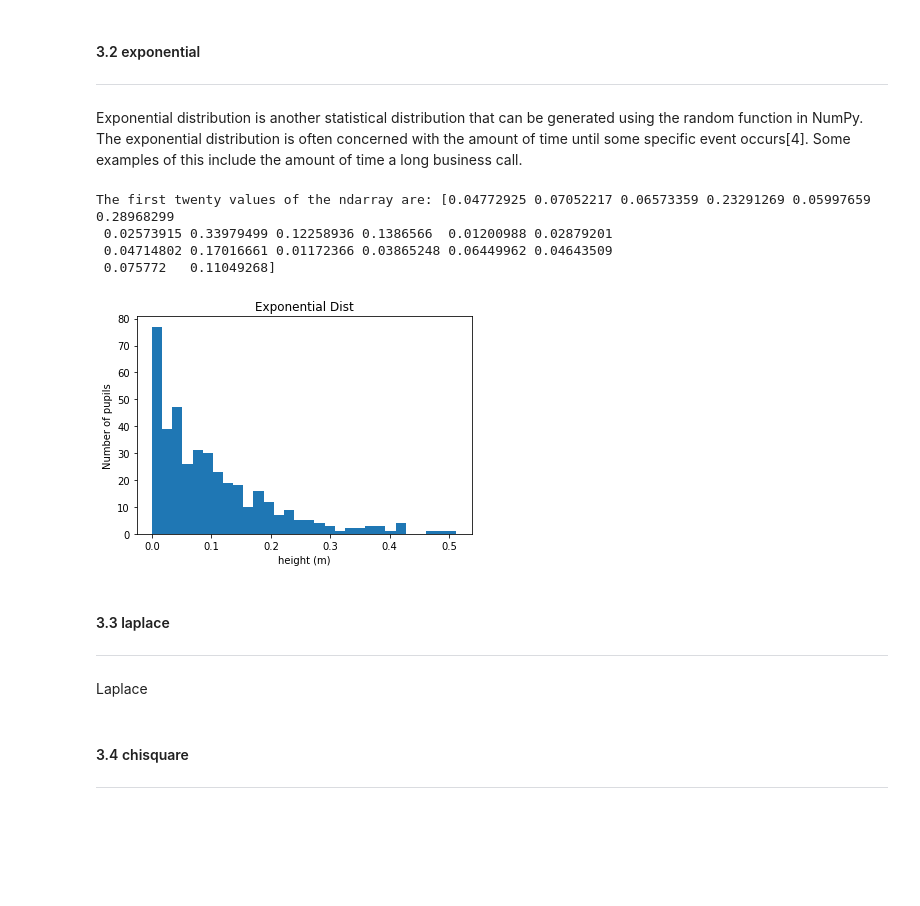
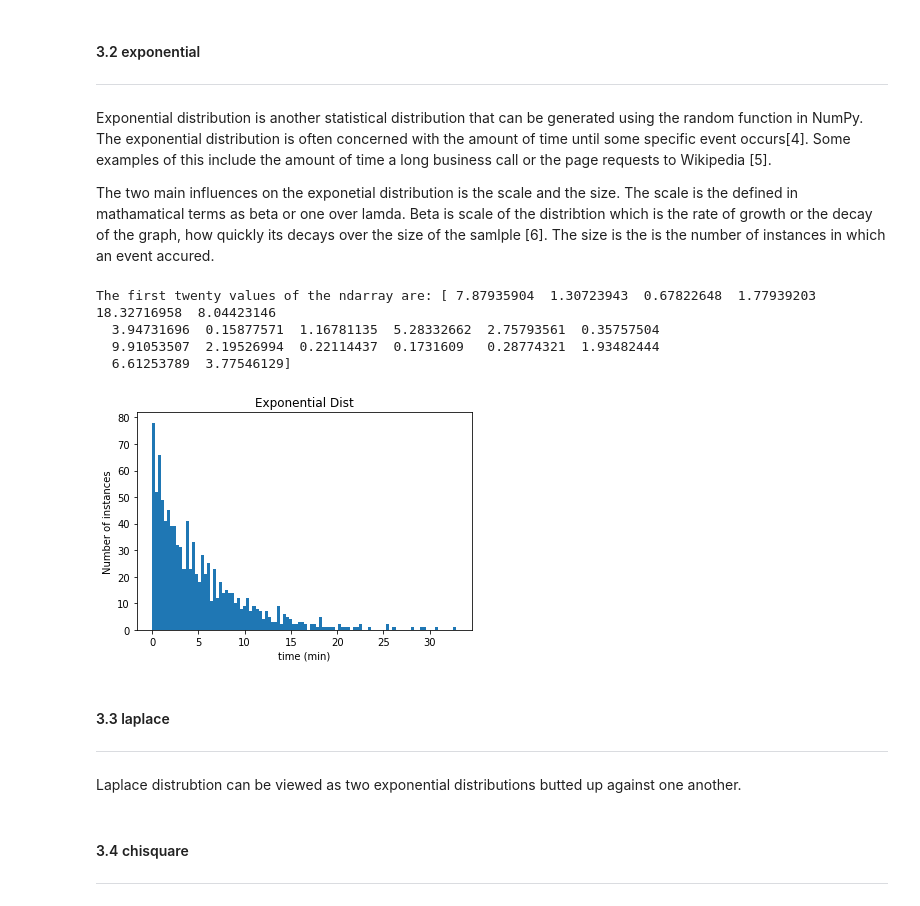
Before and after one commit to EoghanDelaney/Prog_DA_Assignment, a Jupyter notebook: Programming for Data Analysis.ipynb, the cells around one changed output. Drawn from its saved outputs; the diff is of its cells as text; code cells hidden in the pictures; blank space fills up the shorter version.

```diff
--- a/Programming for Data Analysis.ipynb
+++ b/Programming for Data Analysis.ipynb
@@ -98,32 +186,33 @@ The above data was randomly generated from the normal distrubtion function in nu
 #### 3.2 exponential
 ***
 # %% [markdown]
-Exponential distribution is another statistical distribution that can be generated using the random function in NumPy. The exponential distribution is often concerned with the amount of time until some specific event occurs[4]. Some examples of this include the amount of time a long business call.
+Exponential distribution is another statistical distribution that can be generated using the random function in NumPy. The exponential distribution is often concerned with the amount of time until some specific event occurs[4]. Some examples of this include the amount of time a long business call or the page requests to Wikipedia [5].
+
+The two main influences on the exponetial distribution is the scale and the size. The scale is the defined in mathamatical terms as beta or one over lamda. Beta is scale of the distribtion which is the rate of growth or the decay of the graph, how quickly its decays over the size of the samlple [6]. The size is the is the number of instances in which an event accured.
 # %%
-scale =  1/0.5
-size = 400
+''' The below is the exponential distribution - for this example we use a scale of 5 and a size of 1000 '''
+scale =  1/0.2
+size = 1000
 time = np.random.exponential(scale, size)
-
 print("The first twenty values of the ndarray are: " + str(time[:20]))
 # %% [output]
-The first twenty values of the ndarray are: [0.04772925 0.07052217 0.06573359 0.23291269 0.05997659 0.28968299
- 0.02573915 0.33979499 0.12258936 0.1386566  0.01200988 0.02879201
- 0.04714802 0.17016661 0.01172366 0.03865248 0.06449962 0.04643509
- 0.075772   0.11049268]
+The first twenty values of the ndarray are: [ 7.87935904  1.30723943  0.67822648  1.77939203 18.32716958  8.04423146
+  3.94731696  0.15877571  1.16781135  5.28332662  2.75793561  0.35757504
+  9.91053507  2.19526994  0.22114437  0.1731609   0.28774321  1.93482444
+  6.61253789  3.77546129]
 # %%
-plt.hist(time,30)
-plt.xlabel('height (m)')
-plt.ylabel('Number of pupils')
+plt.hist(time, 100)
+plt.xlabel('time (min)')
+plt.ylabel('Number of instances')
 plt.title('Exponential Dist')
 plt.show()
-plt.show()
 # %% [output]
-[figure, old version]
+[figure, new version]
 # %% [markdown]
 #### 3.3 laplace
 ***
-# %% [markdown]
-Laplace
+# %% [markdown]
+Laplace distrubtion can be viewed as two exponential distributions butted up against one another.
 # %% [markdown]
 #### 3.4 chisquare
 ***
```
Also changed, not shown: parts of 11 cells of this notebook, 1 other file.
